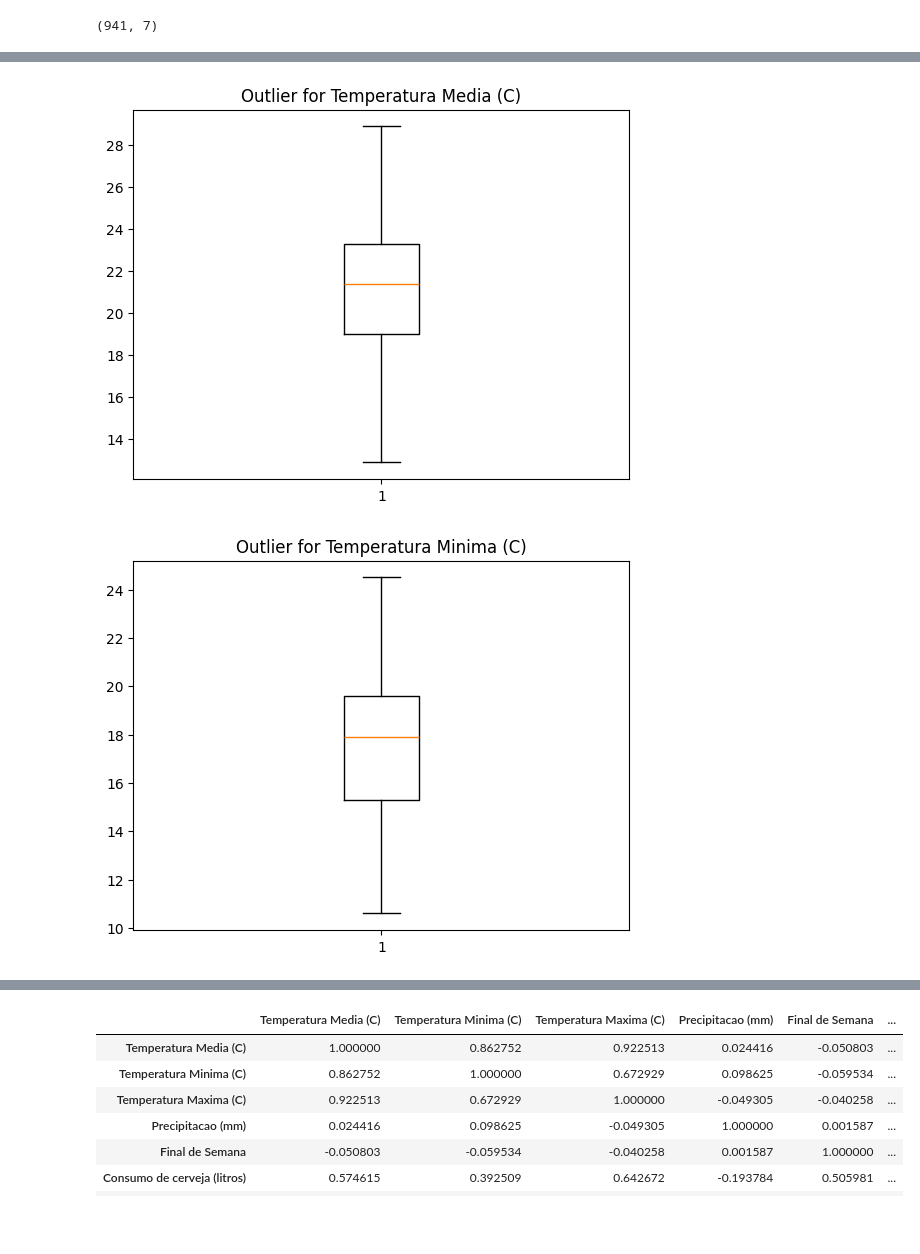
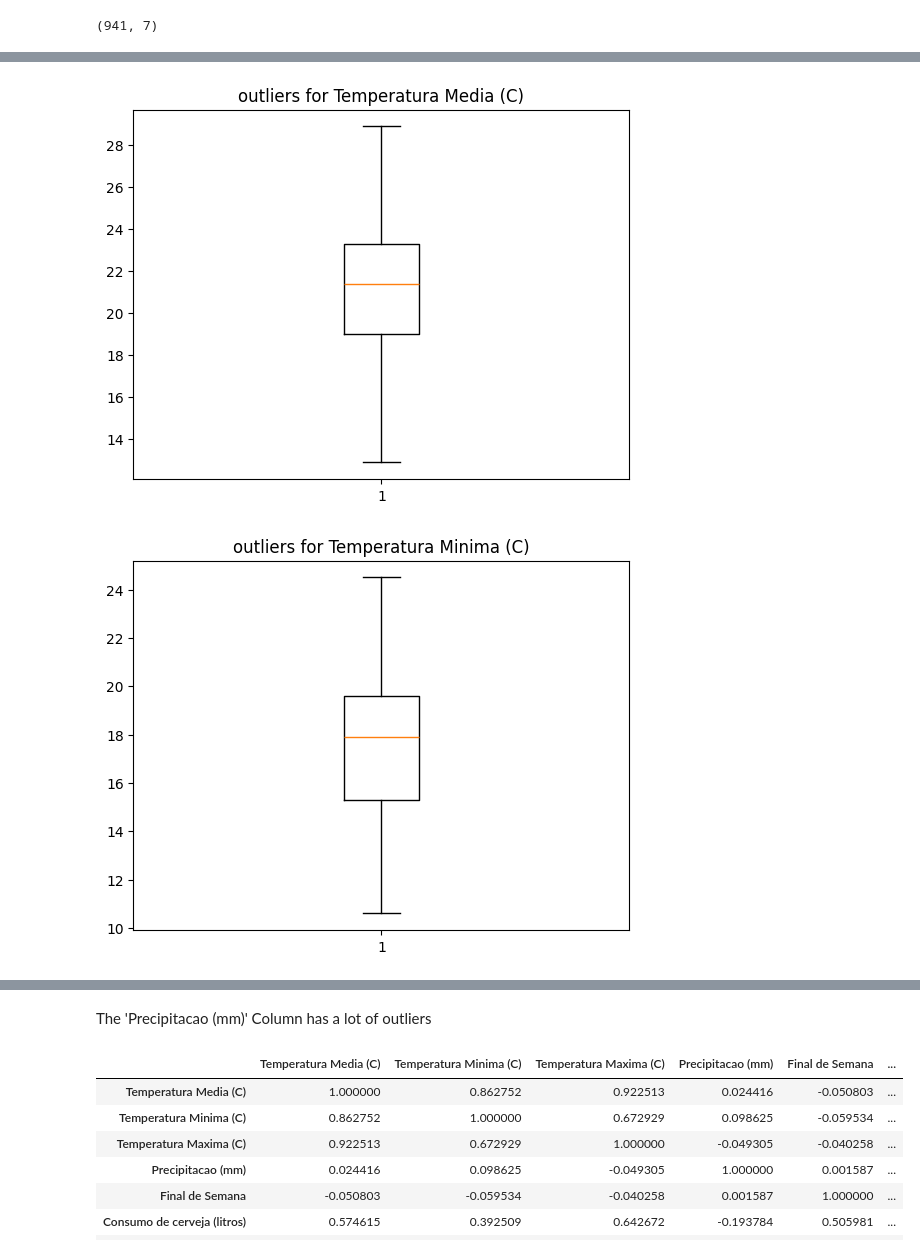
Before and after one commit to ekefan/ml_projects_for_edureka_internship, a Jupyter notebook: Supervised-Machine-Learning-Assignment4.ipynb, the cells around one changed output, grey strips where cells are left out. Saved outputs shown, nothing was run; the diff lists cells and outputs as text; code cells hidden in the pictures; blank space fills up the shorter version.

```diff
--- a/Supervised-Machine-Learning-Assignment4.ipynb
+++ b/Supervised-Machine-Learning-Assignment4.ipynb
@@ -78,13 +70,3 @@ beer_df.head()
-# %%
-for column in beer_df.columns:
-    if beer_df[column].dtype == 'object':
-        beer_df[column] = beer_df[column].str.replace(",", ".")
-
-#convert columns to numeric dtypes
-beer_df = beer_df.apply(pd.to_numeric, errors='coerce')
-
-#convert data to datetime object to be able to extract days, months, time in general
-beer_df['Data'] = date_df
 # %%
 beer_df.dtypes
 # %% [output]
@@ -111,5 +80,0 @@ beer_df.head()
-# %%
-# Creating new features from the datetime column
-beer_df['Month'] = pd.DatetimeIndex(date_df).month
-beer_df['Day'] = pd.DatetimeIndex(date_df).day_of_week  # The day of the week with Monday=0, Sunday=6
-beer_df.head()
@@ -135,0 +81,7 @@ dtype: object
+# %%
+#task2: Rectifying the data of the first four columns
+for column in beer_df.columns:
+    if beer_df[column].dtype == 'object':
+        beer_df[column] = beer_df[column].str.replace(',', '.')
+        beer_df[column] = beer_df[column].astype(dtype='float64')
+beer_df.dtypes
@@ -135,0 +97,10 @@ dtype: object
+# %%
+#Task3: creating new features using the 'Date' feature and make the 'Date' columns as index
+# Creating a new feature 'Month' From the dates, consisting of the month of the year
+beer_df["Month"] = pd.DatetimeIndex(beer_df['Data']).month
+# Creating a new feature 'Day' from the dates, consisting of the day of the week.
+beer_df["Day"] = pd.DatetimeIndex(beer_df["Data"]).day_of_week
+
+# setting the values from the 'Data' columns as indexes
+beer_df.set_index("Data", inplace=True)
+beer_df.head()
@@ -181,8 +153,9 @@ dtype: int64
 # %%
+#detecting outliers
 for column in beer_df.columns:
     fig, ax = plt.subplots()
-    plt.boxplot(beer_df[column])
-    ax.set_title(f"Outlier for {column}")
+    ax.boxplot(beer_df[column])
+    ax.set_title(f"outliers for {column}")
 # %% [output]
-[figure, old version]
+[figure, new version]
-[figure, old version]
+[figure, new version]
@@ -194,0 +168,2 @@ for column in beer_df.columns:
+# %% [markdown]
+The 'Precipitacao (mm)' Column has a lot of outliers
```
Also changed, not shown: parts of 67 cells of this notebook.
